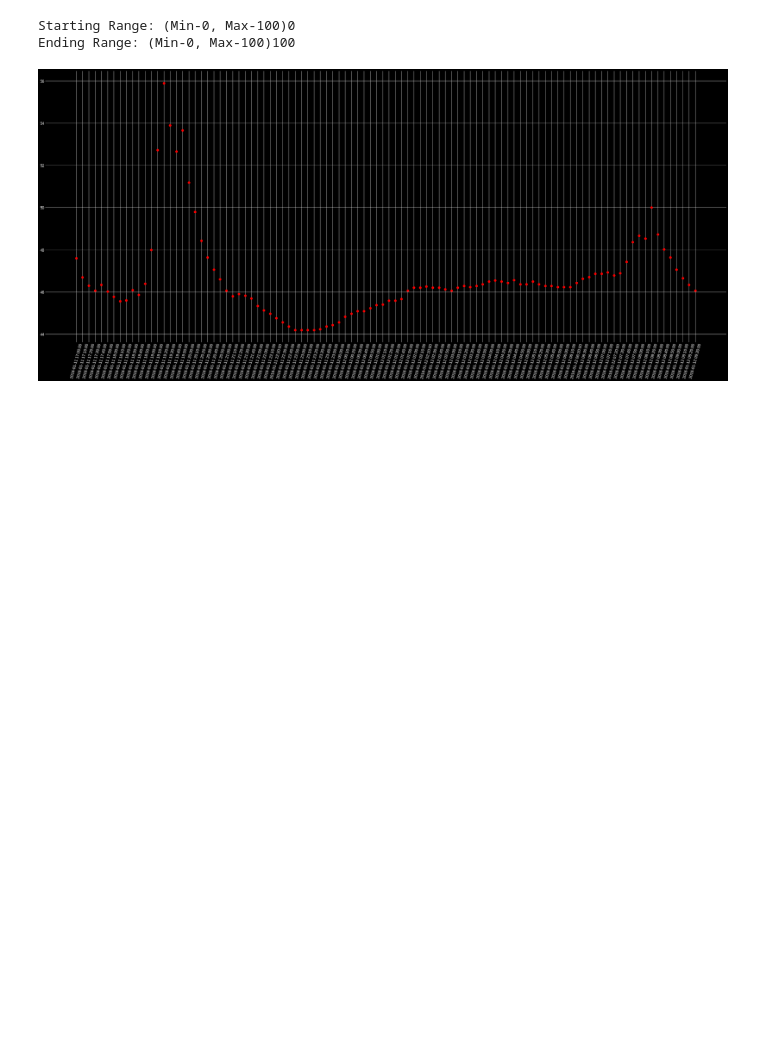
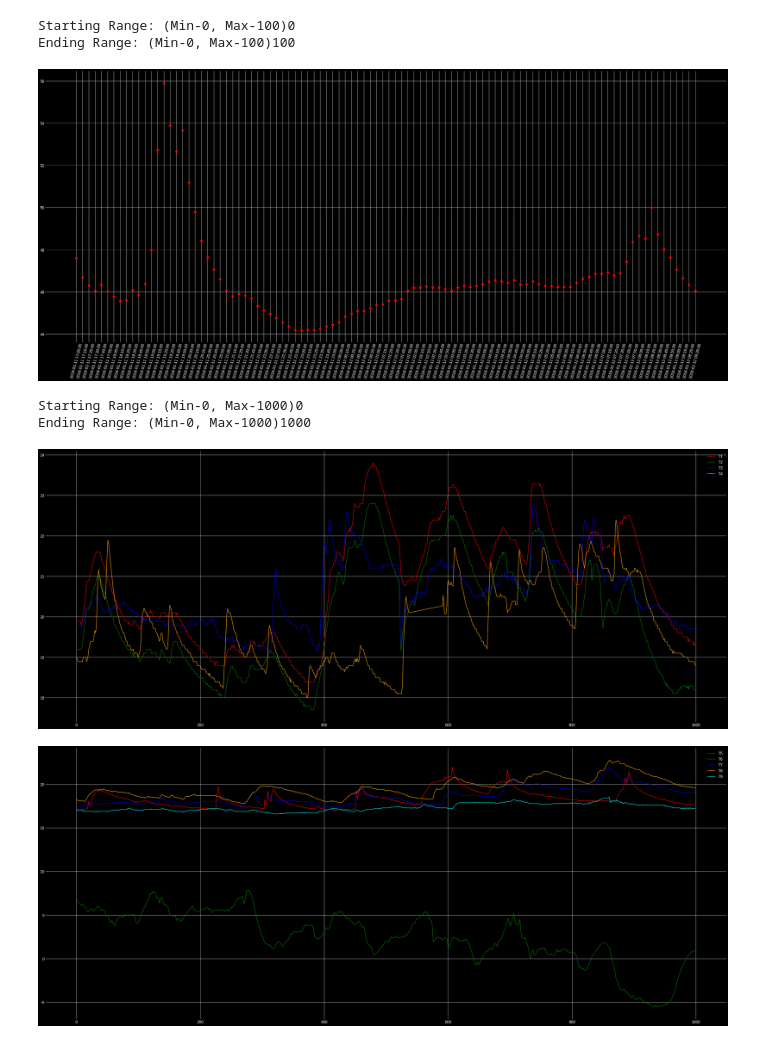
Before and after one commit to ashok2216-A/Energy_EDA, a Jupyter notebook: Energy_EDA.ipynb, the cells around one changed output. Saved outputs shown, nothing was run; the diff lists cells and outputs as text; code cells hidden in the pictures; blank space fills up the shorter version.

```diff
--- a/Energy_EDA.ipynb
+++ b/Energy_EDA.ipynb
@@ -241,3 +241,30 @@ else:
 Starting Range: (Min-0, Max-100)0
 Ending Range: (Min-0, Max-100)100
 [figure]
+# %%
+plt.rc('figure', figsize=(44,18))
+inp1 = int(input("Starting Range: (Min-0, Max-1000)"))
+inp2 = int(input("Ending Range: (Min-0, Max-1000)"))
+if inp1 < 0:
+    print('Error: Small Range')
+elif inp2 > 1000:
+    print('Error: Long Range')
+else:
+    plt.plot(edf['T1'].iloc[inp1:inp2], color="red")
+    plt.plot(edf['T2'].iloc[inp1:inp2], color="green")
+    plt.plot(edf['T3'].iloc[inp1:inp2], color="blue")
+    plt.plot(edf['T4'].iloc[inp1:inp2], color="orange")
+    plt.legend(["T1","T2","T3","T4"])
+    plt.show()
+    plt.plot(edf['T5'].iloc[inp1:inp2], color="red")
+    plt.plot(edf['T6'].iloc[inp1:inp2], color="green")
+    plt.plot(edf['T7'].iloc[inp1:inp2], color="blue")
+    plt.plot(edf['T8'].iloc[inp1:inp2], color="orange")
+    plt.plot(edf['T9'].iloc[inp1:inp2], color="aqua")
+    plt.legend(["T5","T6","T7","T8","T9"])
+    plt.show()
+# %% [output]
+Starting Range: (Min-0, Max-1000)0
+Ending Range: (Min-0, Max-1000)1000
+[figure, added]
+[figure, added]
```
Also changed, not shown: 1 other file.
